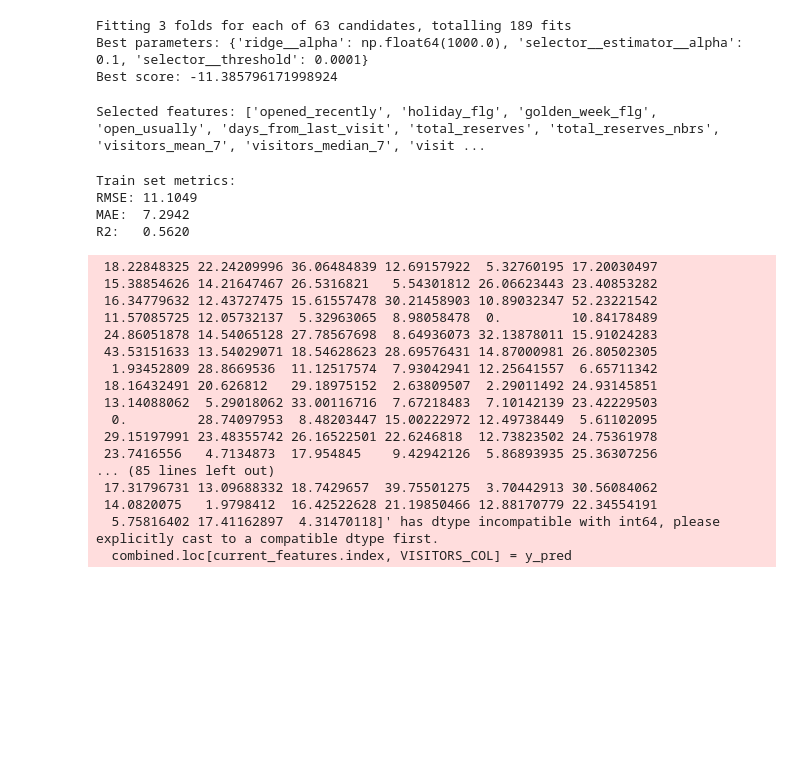
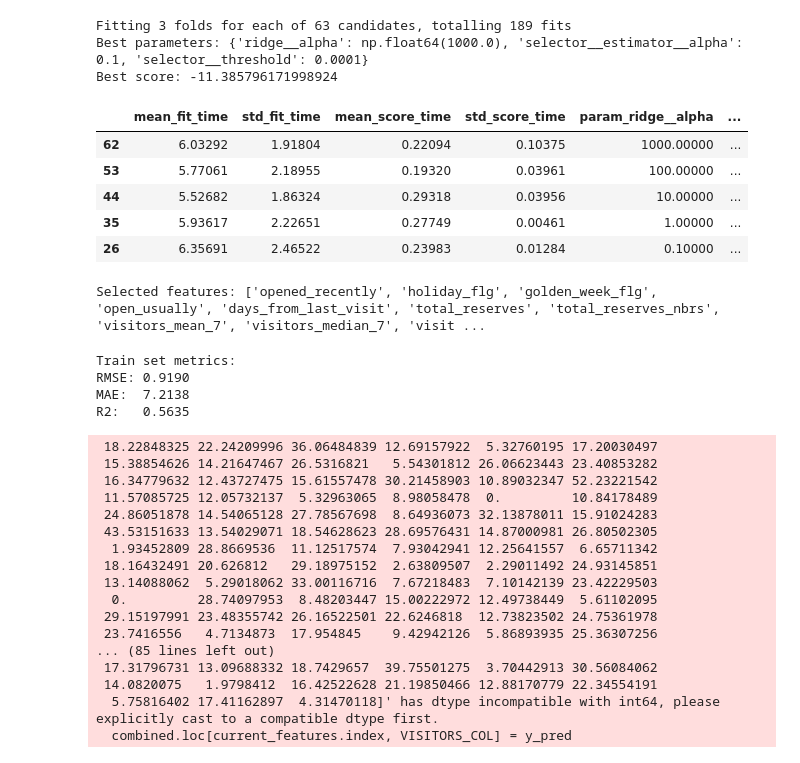
Before and after one commit to Lymuthien/mentoring_program, a Jupyter notebook: notebooks/3.0-model-training-ridge.ipynb, the cells around one changed output. Cells and saved outputs as stored; diff of their text form; code cells hidden in the pictures; blank space fills up the shorter version.

Commit message:
RMSLE added.

```diff
--- a/notebooks/3.0-model-training-ridge.ipynb
+++ b/notebooks/3.0-model-training-ridge.ipynb
@@ -84,6 +84,15 @@ print("Best score:", grid_search.best_score_)
 Fitting 3 folds for each of 63 candidates, totalling 189 fits
 Best parameters: {'ridge__alpha': np.float64(1000.0), 'selector__estimator__alpha': 0.1, 'selector__threshold': 0.0001}
 Best score: -11.385796171998924
+# %%
+pd.DataFrame(grid_search.cv_results_).sort_values("rank_test_score").head()
+# %% [output]
+|  | mean_fit_time | std_fit_time | mean_score_time | std_score_time | param_ridge__alpha | ... |
+| 62 | 6.03292 | 1.91804 | 0.22094 | 0.10375 | 1000.00000 | ... |
+| 53 | 5.77061 | 2.18955 | 0.19320 | 0.03961 | 100.00000 | ... |
+| 44 | 5.52682 | 1.86324 | 0.29318 | 0.03956 | 10.00000 | ... |
+| 35 | 5.93617 | 2.22651 | 0.27749 | 0.00461 | 1.00000 | ... |
+| 26 | 6.35691 | 2.46522 | 0.23983 | 0.01284 | 0.10000 | ... |
 # %%
 model = grid_search.best_estimator_
 sel = model.named_steps.get("selector", None)
@@ -95,20 +104,21 @@ print("Selected features:", list(selected_cols))
 Selected features: ['opened_recently', 'holiday_flg', 'golden_week_flg', 'open_usually', 'days_from_last_visit', 'total_reserves', 'total_reserves_nbrs', 'visitors_mean_7', 'visitors_median_7', 'visit ...
 # %%
 y_train_pred = model.predict(X_train)
+y_train_pred = np.maximum(y_train_pred, 0)
 
-train_rmse = np.sqrt(mean_squared_error(y_train, y_train_pred))
+train_rmsle = np.sqrt(mean_squared_log_error(y_train, y_train_pred))
 train_mae = mean_absolute_error(y_train, y_train_pred)
 train_r2 = r2_score(y_train, y_train_pred)
 
 print(f"Train set metrics:")
-print(f"RMSE: {train_rmse:.4f}")
+print(f"RMSLE: {train_rmsle:.4f}")
 print(f"MAE:  {train_mae:.4f}")
 print(f"R2:   {train_r2:.4f}")
 # %% [output]
 Train set metrics:
-RMSE: 11.1049
-MAE:  7.2942
-R2:   0.5620
+RMSE: 0.9190
+MAE:  7.2138
+R2:   0.5635
 # %%
 y_test_pred, temp_features = recursive_predict(
     model,
```
Also changed, not shown: parts of 2 cells of this notebook.
